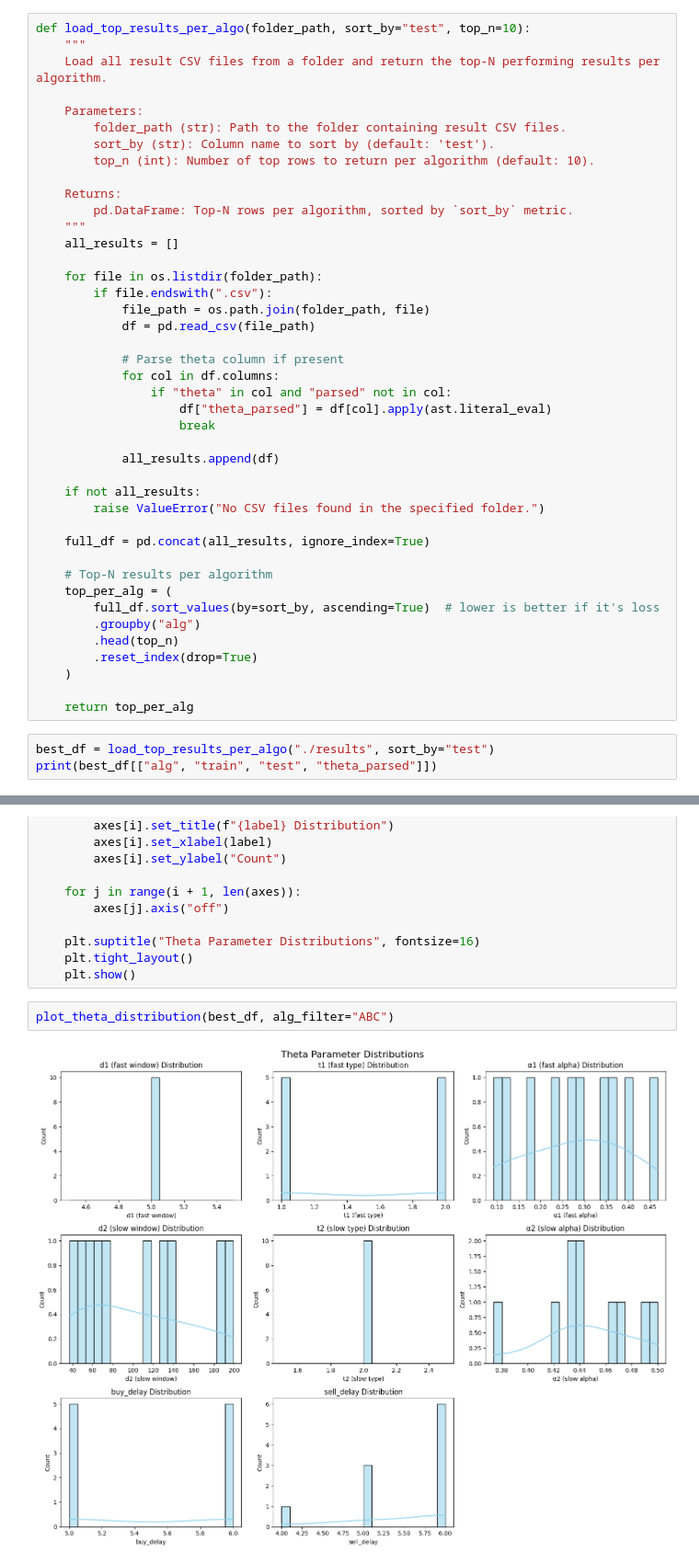
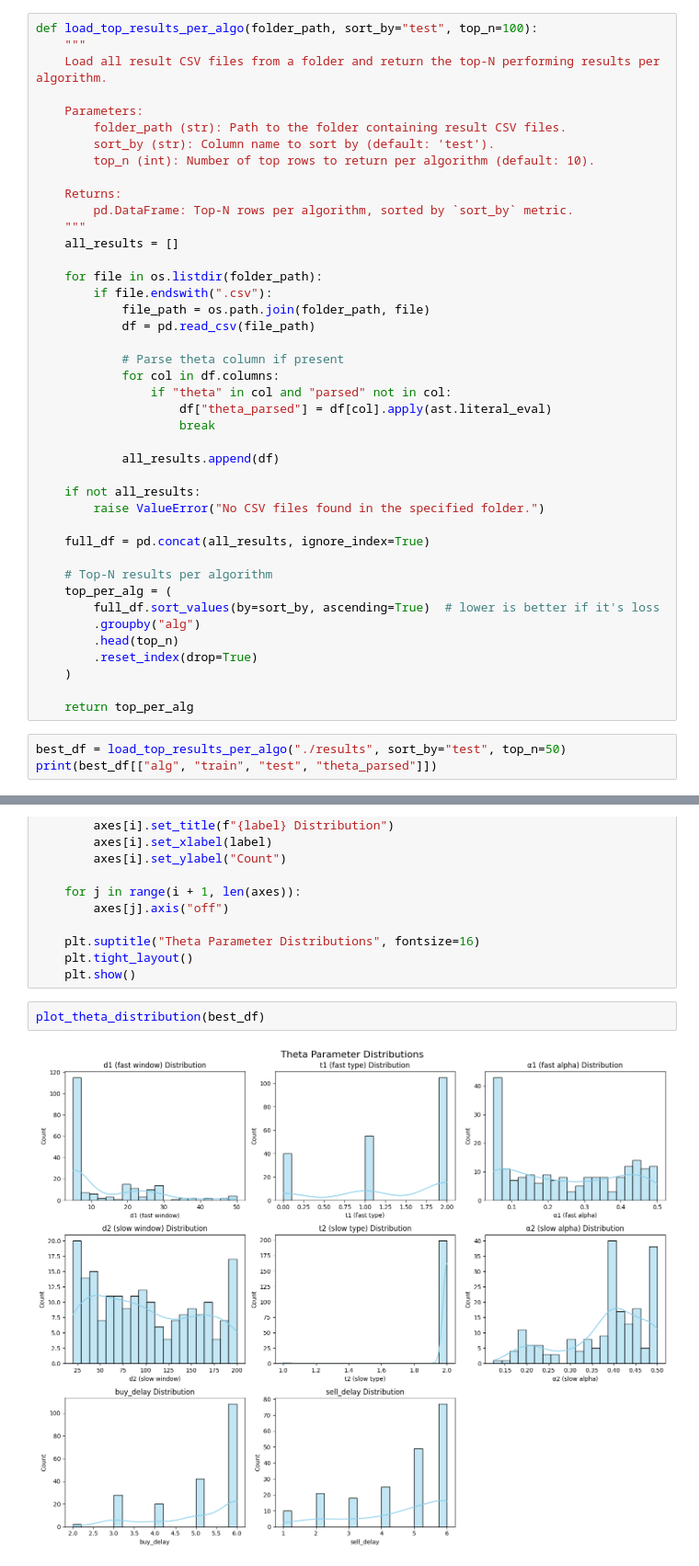
Before and after one commit to Tarnage/crypto_optimiser, a Jupyter notebook: load_best_from_folder.ipynb, the cells around one changed output, grey strips where cells are left out. Shown: that part at 92% size. Drawn from its saved outputs; the diff is of its cells as text.

```diff
--- a/load_best_from_folder.ipynb
+++ b/load_best_from_folder.ipynb
@@ -6,7 +6,7 @@ import matplotlib.pyplot as plt
 import seaborn as sns
 import numpy as np
 # %%
-def load_top_results_per_algo(folder_path, sort_by="test", top_n=10):
+def load_top_results_per_algo(folder_path, sort_by="test", top_n=100):
     """
     Load all result CSV files from a folder and return the top-N performing results per algorithm.
 
@@ -48,6 +48,6 @@ def load_top_results_per_algo(folder_path, sort_by="test", top_n=10):
 
     return top_per_alg
 # %%
-best_df = load_top_results_per_algo("./results", sort_by="test")
+best_df = load_top_results_per_algo("./results", sort_by="test", top_n=50)
 print(best_df[["alg", "train", "test", "theta_parsed"]])
 # %% [output]
@@ -228,6 +224,6 @@ def plot_theta_distribution(df, theta_col="theta_parsed", alg_filter=None):
     plt.tight_layout()
     plt.show()
 # %%
-plot_theta_distribution(best_df, alg_filter="ABC")
+plot_theta_distribution(best_df)
 # %% [output]
-[figure, old version]
+[figure, new version]
```
Also changed, not shown: parts of 6 cells of this notebook, 9 other files.
